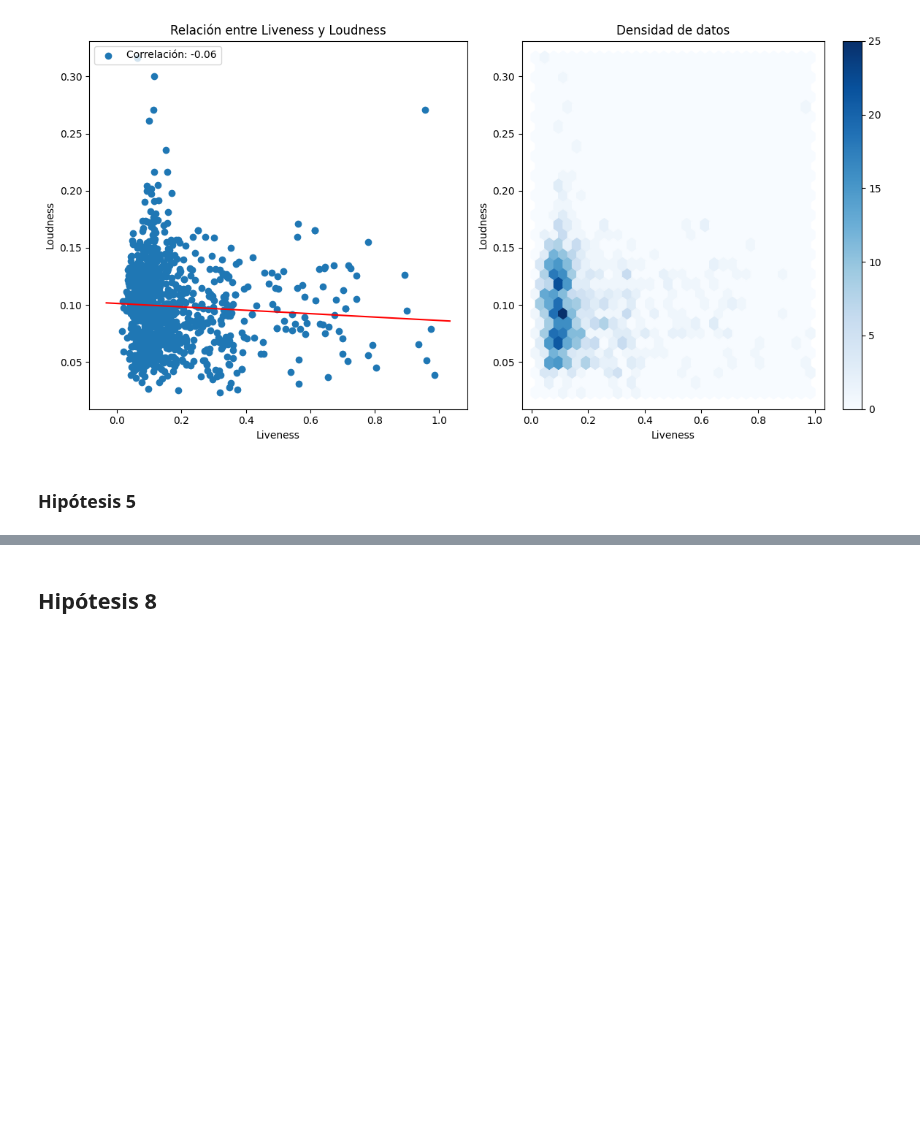
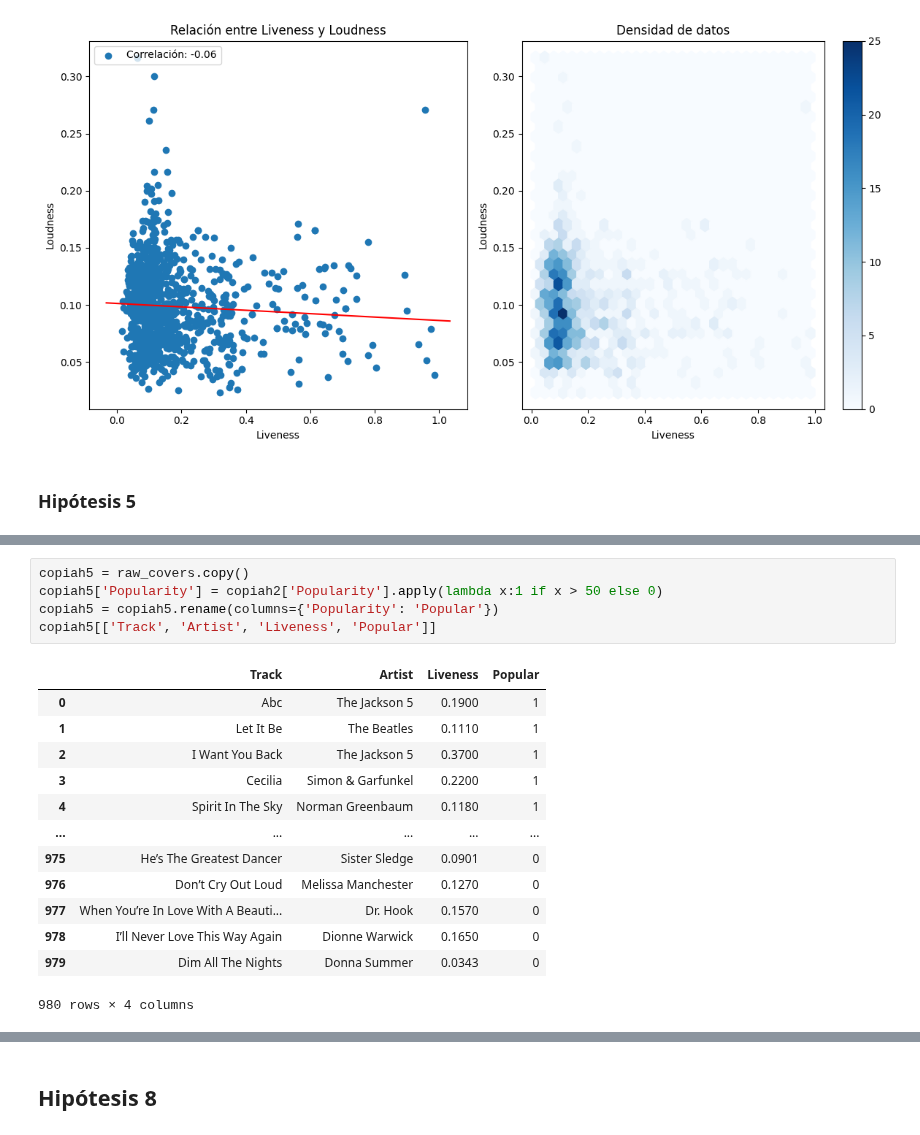
Before and after one commit to nachoperna/Fundamentos-de-la-Ciencia-de-Datos, a Jupyter notebook: TPE/tpe.ipynb, the cells around one changed output, grey strips where cells are left out. Cells and saved outputs as stored; diff of their text form; blank space fills up the shorter version.

```diff
--- a/TPE/tpe.ipynb
+++ b/TPE/tpe.ipynb
@@ -1363,0 +1220,19 @@ plt.show()
+# %%
+copiah5 = raw_covers.copy()
+copiah5['Popularity'] = copiah2['Popularity'].apply(lambda x:1 if x > 50 else 0)
+copiah5 = copiah5.rename(columns={'Popularity': 'Popular'})
+copiah5[['Track', 'Artist', 'Liveness', 'Popular']]
+# %% [output]
+|  | Track | Artist | Liveness | Popular |
+| 0 | Abc | The Jackson 5 | 0.1900 | 1 |
+| 1 | Let It Be | The Beatles | 0.1110 | 1 |
+| 2 | I Want You Back | The Jackson 5 | 0.3700 | 1 |
+| 3 | Cecilia | Simon & Garfunkel | 0.2200 | 1 |
+| 4 | Spirit In The Sky | Norman Greenbaum | 0.1180 | 1 |
+| ... | ... | ... | ... | ... |
+| 975 | He’s The Greatest Dancer | Sister Sledge | 0.0901 | 0 |
+| 976 | Don’t Cry Out Loud | Melissa Manchester | 0.1270 | 0 |
+| 977 | When You’re In Love With A Beauti... | Dr. Hook | 0.1570 | 0 |
+| 978 | I’ll Never Love This Way Again | Dionne Warwick | 0.1650 | 0 |
+| 979 | Dim All The Nights | Donna Summer | 0.0343 | 0 |
+980 rows × 4 columns
```
Also changed, not shown: parts of 26 cells of this notebook.
